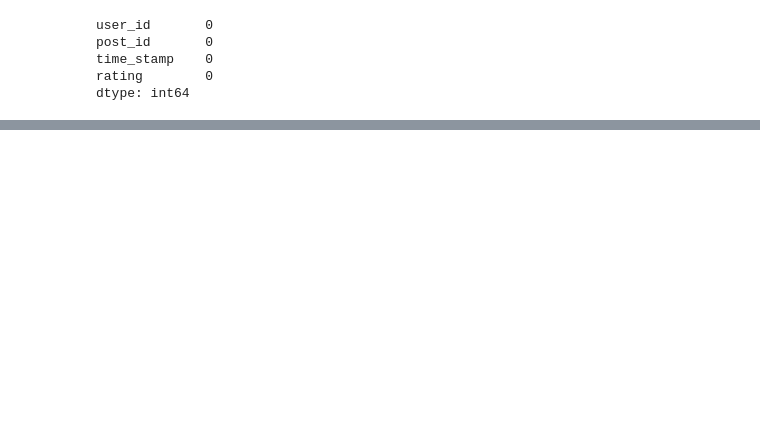
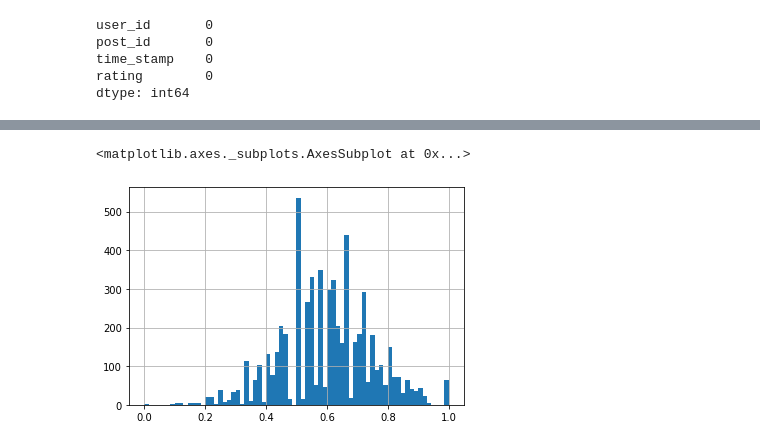
Before and after one commit to SAR-bang/RecommenderSystem, a Jupyter notebook: Recommendaersystem.ipynb, the cells around one changed output, grey strips where cells are left out. Drawn from its saved outputs; the diff is of its cells as text; code cells hidden in the pictures; blank space fills up the shorter version.

```diff
--- a/Recommendaersystem.ipynb
+++ b/Recommendaersystem.ipynb
@@ -101,0 +185,5 @@ TypeError: ignored
+# %%
+ratings['rating'].hist(bins=70)
+# %% [output]
+<matplotlib.axes._subplots.AxesSubplot at 0x...>
+[figure, added]
```
Also changed, not shown: parts of 26 cells of this notebook.
